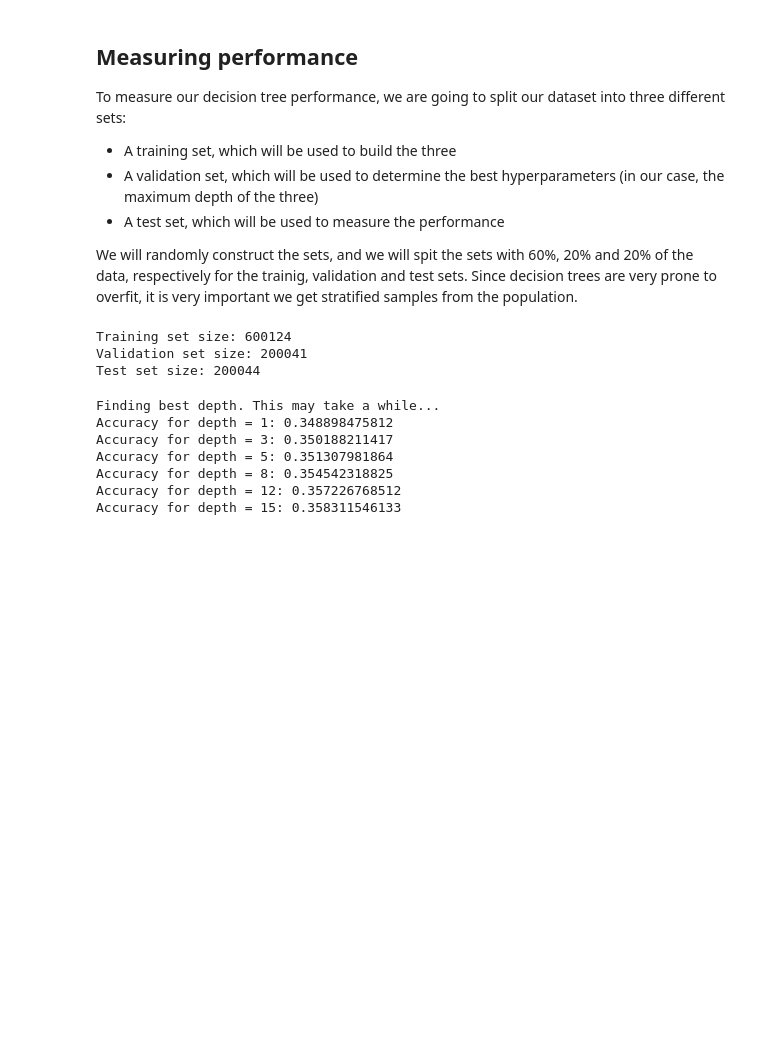
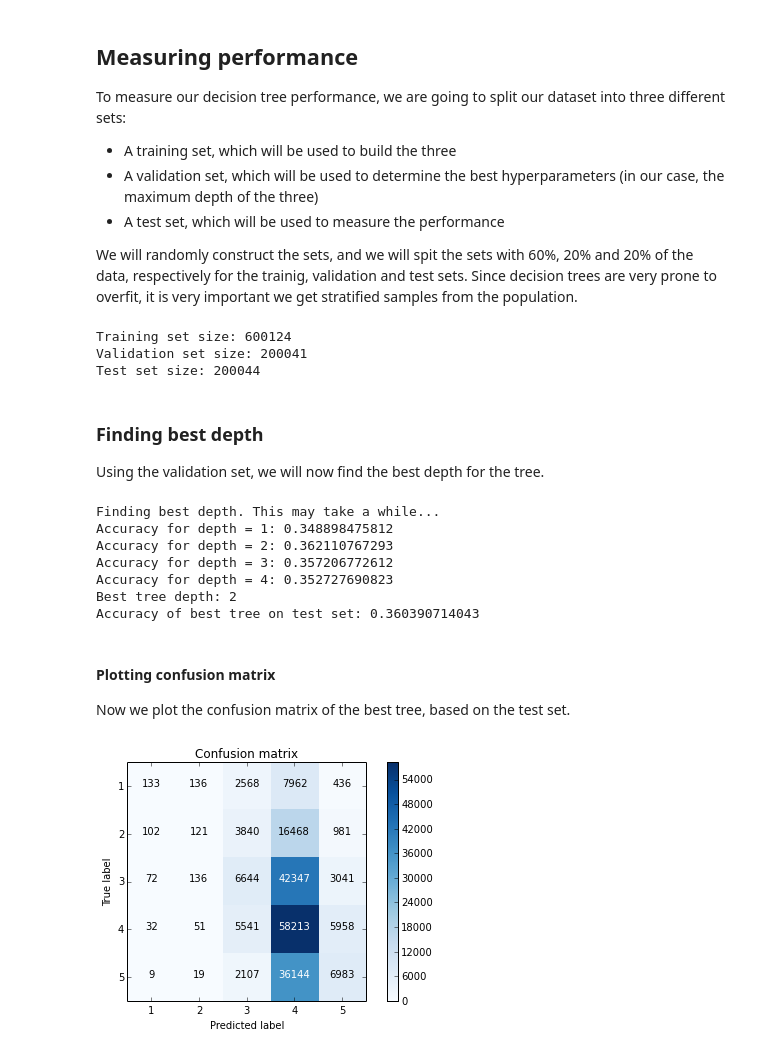
Before and after one commit to gabrielilharco/ctc17-project3, a Jupyter notebook: src/main.ipynb, the cells around one changed output. Saved outputs shown, nothing was run; the diff lists cells and outputs as text; code cells hidden in the pictures; blank space fills up the shorter version.

```diff
--- a/src/main.ipynb
+++ b/src/main.ipynb
@@ -130,5 +162,8 @@ def label_counts(df, label_name):
     """
     return df[label_name].value_counts()
 
-print label_counts(data, 'rating')
+print "Printing how many ratings are for each number of stars:"
+counts = label_counts(data, 'rating')
+for rating, count in counts.iteritems():
+    print "Number of ", rating, "starts ratings:", str(count)
 # %% [output]
@@ -173,11 +208,9 @@ class node:
     """
     Tree node
     """
-    def __init__(self, feature, value, counts, true_node=None, false_node=None):
+    def __init__(self, feature, counts, children={}):
         self.feature = feature
-        self.value = value
-        self.true_node = true_node
-        self.false_node = false_node
+        self.children = children
         self.counts = counts
 # %%
 def find_best_criteria(df, label_name):
@@ -355,6 +355,10 @@ def score(tree, df, label_name):
     accuracy = float(rights)/total
 
     return confusion_matrix, accuracy
+# %% [markdown]
+### Finding best depth
+
+Using the validation set, we will now find the best depth for the tree.
 # %%
 def find_best_depth(train_set, validation_set, depths):
     """
@@ -369,16 +373,62 @@ def find_best_depth(train_set, validation_set, depths):
         _, current_score = score(tree, validation_set, 'rating')
         print "Accuracy for depth = " + str(depth) + ": " + str(current_score)
         if current_score > maximum_score:
+            maximum_score = current_score
             best_depth = depth
             best_tree = tree
     return best_depth, best_tree
 
-best_depth, best_tree = find_best_depth(train_set, validation_set, [1,3,5,8,12,15])
+best_depth, best_tree = find_best_depth(train_set, validation_set, [1,2,3,4])
+confusion_matrix, accuracy = score(best_tree, test_set, 'rating')
+
+print "Best tree depth:", best_depth
+print "Accuracy of best tree on test set: " + str(accuracy)
 # %% [output]
 Finding best depth. This may take a while...
 Accuracy for depth = 1: 0.348898475812
-Accuracy for depth = 3: 0.350188211417
-Accuracy for depth = 5: 0.351307981864
-Accuracy for depth = 8: 0.354542318825
-Accuracy for depth = 12: 0.357226768512
-Accuracy for depth = 15: 0.358311546133
+Accuracy for depth = 2: 0.362110767293
+Accuracy for depth = 3: 0.357206772612
+Accuracy for depth = 4: 0.352727690823
+Best tree depth: 2
+Accuracy of best tree on test set: 0.360390714043
+# %% [markdown]
+#### Plotting confusion matrix
+
+Now we plot the confusion matrix of the best tree, based on the test set.
+# %%
+%matplotlib inline
+import matplotlib.pyplot as plt
+import numpy as np
+import itertools
+
+def plot_confusion_matrix(matrix_in, classes, cmap=plt.cm.Blues, is_dict = True):
+    if is_dict:
+        matrix = []
+        for s_class in classes:
+            row = []
+            for o_class in classes:
+                row.append(matrix_in[o_class][s_class])
+            matrix.append(row)
+        cm = np.array(matrix, dtype=int)
+    else:
+        cm = np.array(matrix_in, dtype=int)
+
+    plt.imshow(cm, interpolation='nearest', cmap=cmap)
+    plt.title("Confusion matrix")
+    plt.colorbar()
+    tick_marks = np.arange(len(classes))
+    plt.xticks(tick_marks, classes)
+    plt.yticks(tick_marks,classes)
+
+    thresh = cm.max() / 2.
+    for i, j in itertools.product(range(cm.shape[0]), range(cm.shape[1])):
+        plt.text(j, i, cm[i, j],
+                 horizontalalignment="center",
+                 color="white" if cm[i, j] > thresh else "black")
+    plt.tight_layout()
+    plt.ylabel('True label')
+    plt.xlabel('Predicted label')
+
+plot_confusion_matrix(confusion_matrix, [1,2,3,4,5])
+# %% [output]
+[figure, added]
```
Also changed, not shown: parts of 22 cells of this notebook.
